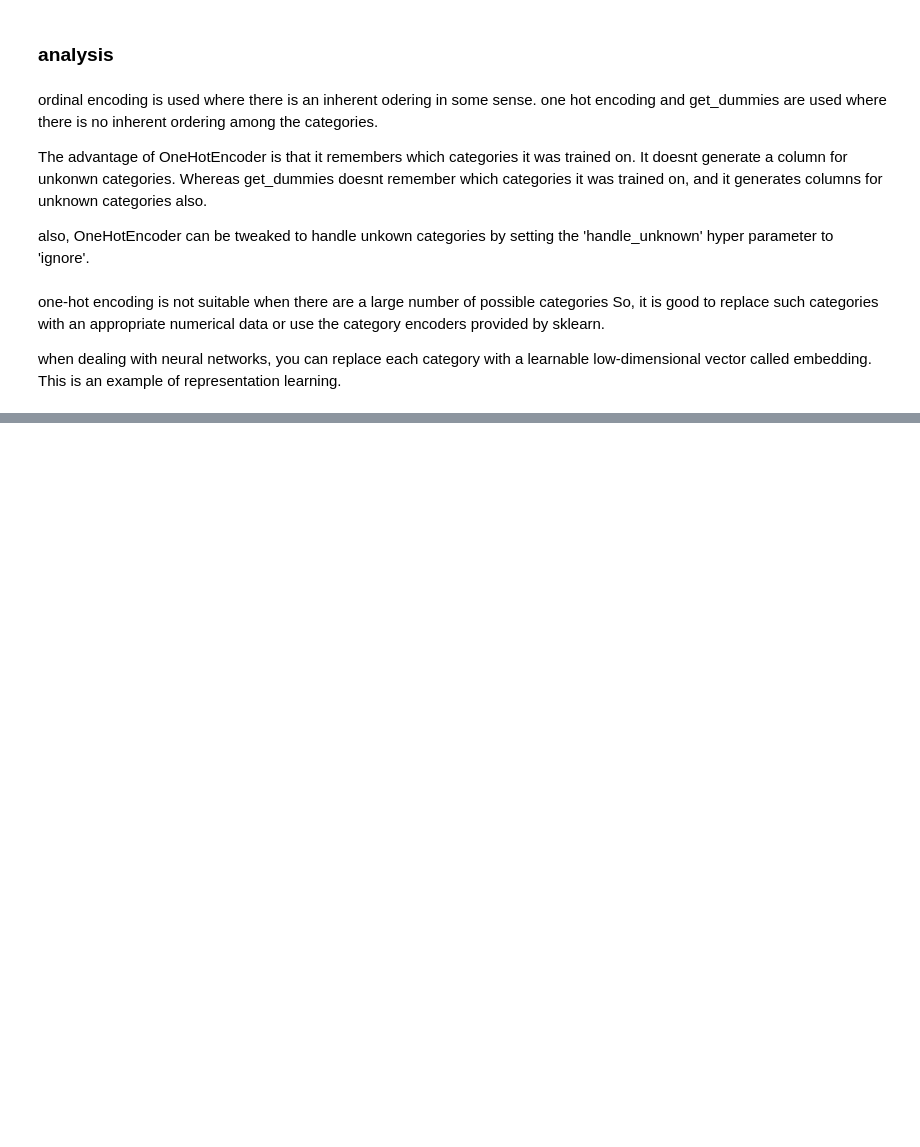
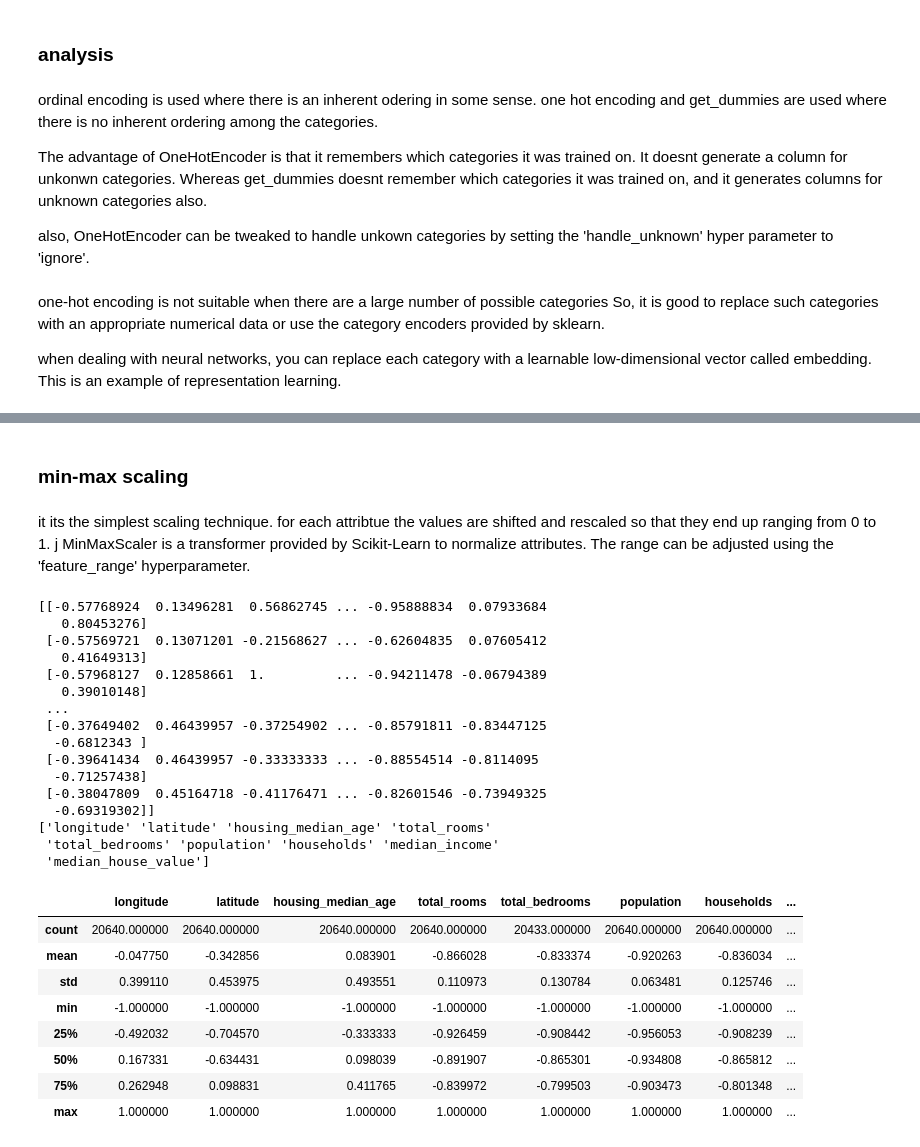
Before and after one commit to Peddinti-Sriram-Bharadwaj/ml, a Jupyter notebook: housing.ipynb, the cells around one changed output, grey strips where cells are left out. Cells and saved outputs as stored; diff of their text form; code cells hidden in the pictures; blank space fills up the shorter version.

Commit message:
feature scaling code added

```diff
--- a/housing.ipynb
+++ b/housing.ipynb
@@ -569,0 +613,45 @@ when dealing with neural networks, you can replace each category with a learnabl
+# %% [markdown]
+### min-max scaling
+# %% [markdown]
+it its the simplest scaling technique.
+for each attribtue the values are shifted and rescaled so that they end up ranging from 0 to 1.
+j
+MinMaxScaler is a transformer provided by Scikit-Learn to normalize attributes. The range can be adjusted using the 'feature_range' hyperparameter.
+# %%
+from sklearn.preprocessing import MinMaxScaler
+
+min_max_scaler = MinMaxScaler(feature_range= (-1,1))
+housing_min_max_scaled = min_max_scaler.fit_transform(housing_numeric)
+print(housing_min_max_scaled)
+print(min_max_scaler.get_feature_names_out())
+housing_min_max_scaled_df = pd.DataFrame(housing_min_max_scaled,
+                                         columns = min_max_scaler.get_feature_names_out(),
+                                         index = housing_numeric.index)
+
+housing_min_max_scaled_df.describe()
+# %% [output]
+[[-0.57768924  0.13496281  0.56862745 ... -0.95888834  0.07933684
+   0.80453276]
+ [-0.57569721  0.13071201 -0.21568627 ... -0.62604835  0.07605412
+   0.41649313]
+ [-0.57968127  0.12858661  1.         ... -0.94211478 -0.06794389
+   0.39010148]
+ ...
+ [-0.37649402  0.46439957 -0.37254902 ... -0.85791811 -0.83447125
+  -0.6812343 ]
+ [-0.39641434  0.46439957 -0.33333333 ... -0.88554514 -0.8114095
+  -0.71257438]
+ [-0.38047809  0.45164718 -0.41176471 ... -0.82601546 -0.73949325
+  -0.69319302]]
+['longitude' 'latitude' 'housing_median_age' 'total_rooms'
+ 'total_bedrooms' 'population' 'households' 'median_income'
+ 'median_house_value']
+|  | longitude | latitude | housing_median_age | total_rooms | total_bedrooms | population | households | ... |
+| count | 20640.000000 | 20640.000000 | 20640.000000 | 20640.000000 | 20433.000000 | 20640.000000 | 20640.000000 | ... |
+| mean | -0.047750 | -0.342856 | 0.083901 | -0.866028 | -0.833374 | -0.920263 | -0.836034 | ... |
+| std | 0.399110 | 0.453975 | 0.493551 | 0.110973 | 0.130784 | 0.063481 | 0.125746 | ... |
+| min | -1.000000 | -1.000000 | -1.000000 | -1.000000 | -1.000000 | -1.000000 | -1.000000 | ... |
+| 25% | -0.492032 | -0.704570 | -0.333333 | -0.926459 | -0.908442 | -0.956053 | -0.908239 | ... |
+| 50% | 0.167331 | -0.634431 | 0.098039 | -0.891907 | -0.865301 | -0.934808 | -0.865812 | ... |
+| 75% | 0.262948 | 0.098831 | 0.411765 | -0.839972 | -0.799503 | -0.903473 | -0.801348 | ... |
+| max | 1.000000 | 1.000000 | 1.000000 | 1.000000 | 1.000000 | 1.000000 | 1.000000 | ... |
```
Also changed, not shown: parts of 19 cells of this notebook.
